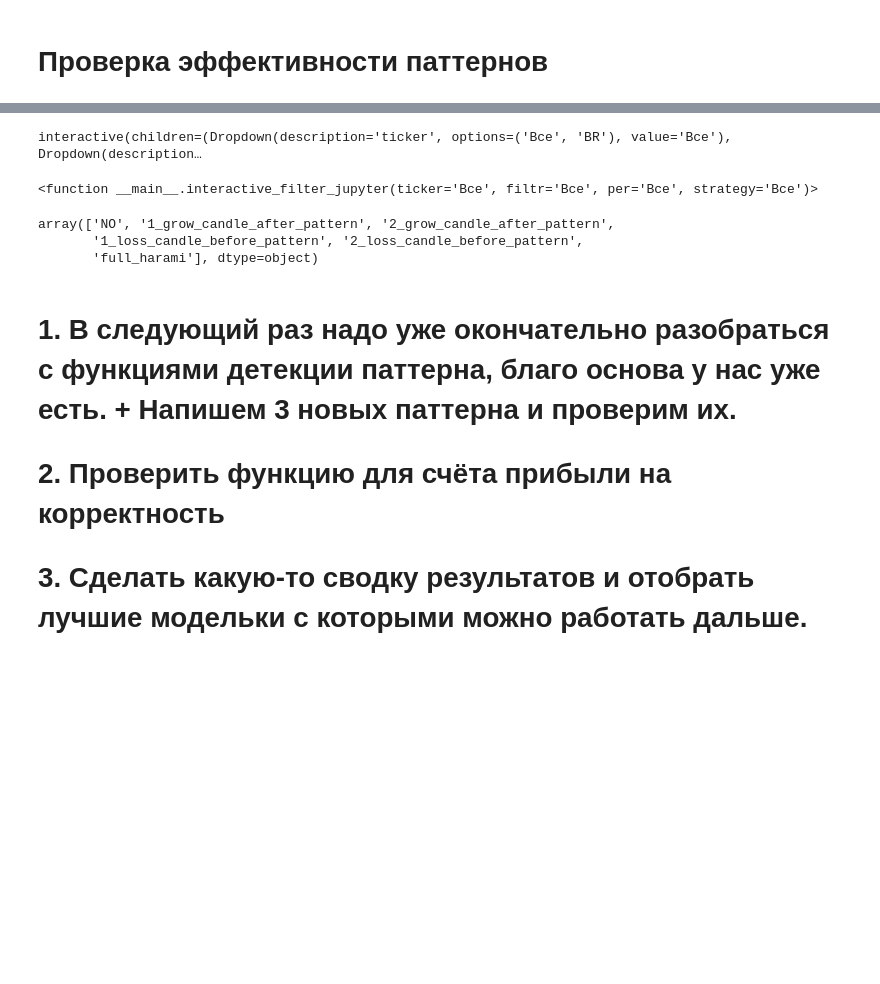
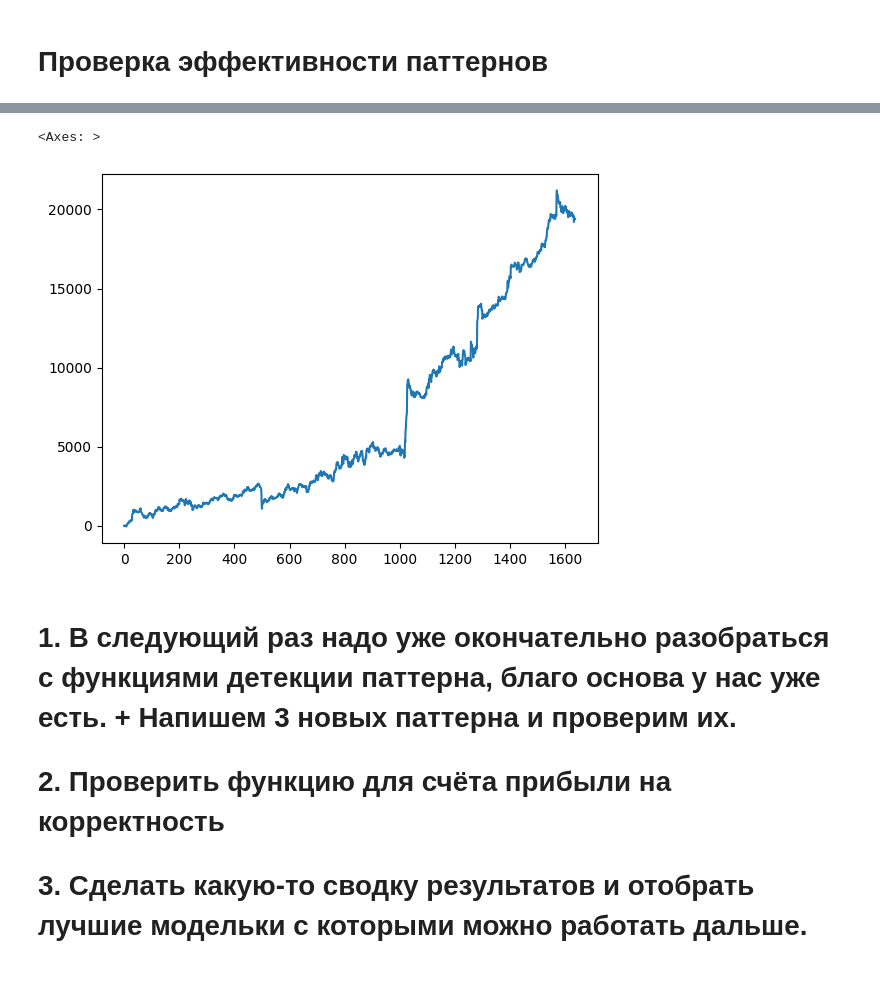
Before and after one commit to AlexKosuhin/AlgoTrading, a Jupyter notebook: Свечные паттерны/1.Обработка и детекция свечных паттернов.ipynb, the cells around one changed output, grey strips where cells are left out. Drawn from its saved outputs; the diff is of its cells as text; code cells hidden in the pictures; blank space fills up the shorter version.

```diff
--- a/Свечные паттерны/1.Обработка и детекция свечных паттернов.ipynb
+++ b/Свечные паттерны/1.Обработка и детекция свечных паттернов.ipynb
@@ -983,0 +923,5 @@ combined_df.sort_values('profit_factor', ascending=False)
+# %%
+combined_df['profit_factor_rank'] = combined_df['profit_factor'].rank() # Больше лучше
+combined_df['max_drawdown_rank'] = combined_df['max_drawdown'].rank(ascending=False) # Меньше лучше
+combined_df['best_model'] = combined_df['profit_factor_rank'] + combined_df['max_drawdown_rank']
+combined_df.sort_values('best_model', ascending=False)
@@ -983,0 +942,3 @@ combined_df.sort_values('profit_factor', ascending=False)
+# %%
+combined_data = combined_df[combined_df['count_of_trade'] >= 500]
+combined_data.sort_values('best_model', ascending=False)
@@ -983,0 +959,6 @@ combined_df.sort_values('profit_factor', ascending=False)
+# %%
+import seaborn as sns
+sns.lineplot(combined_data.loc[1400, 'cumsum'])
+# %% [output]
+<Axes: >
+[figure, added]
@@ -984,36 +967,27 @@ combined_df.sort_values('profit_factor', ascending=False)
 # %%
-from ipywidgets import interact, Dropdown
+# from ipywidgets import interact, Dropdown
 
-def interactive_filter_jupyter(ticker='Все', filtr='Все', per='Все', strategy='Все'):
-    filtered_df = combined_df.copy()
+# def interactive_filter_jupyter(ticker='Все', filtr='Все', per='Все', strategy='Все'):
+#     filtered_df = combined_df.copy()
 
-    if ticker != 'Все':
-        filtered_df = filtered_df[filtered_df['ticker'] == ticker]
-    if filtr != 'Все':
-        filtered_df = filtered_df[filtered_df['filtr'] == filtr]
-    if per != 'Все':
-        filtered_df = filtered_df[filtered_df['per'] == per]
-    if strategy != 'Все':
-        filtered_df = filtered_df[filtered_df['strategy'] == strategy]
+#     if ticker != 'Все':
+#         filtered_df = filtered_df[filtered_df['ticker'] == ticker]
+#     if filtr != 'Все':
+#         filtered_df = filtered_df[filtered_df['filtr'] == filtr]
+#     if per != 'Все':
+#         filtered_df = filtered_df[filtered_df['per'] == per]
+#     if strategy != 'Все':
+#         filtered_df = filtered_df[filtered_df['strategy'] == strategy]
 
-    display(filtered_df)
+#     display(filtered_df)
 
-interact(
-    interactive_filter_jupyter,
-    ticker=['Все'] + list(combined_df['ticker'].unique()),
-    filtr=['Все'] + list(combined_df['filtr'].unique()),
-    per=['Все'] + list(combined_df['per'].unique()),
-    strategy=['Все'] + list(combined_df['strategy'].unique())
-)
+# interact(
+#     interactive_filter_jupyter,
+#     ticker=['Все'] + list(combined_df['ticker'].unique()),
+#     filtr=['Все'] + list(combined_df['filtr'].unique()),
+#     per=['Все'] + list(combined_df['per'].unique()),
+#     strategy=['Все'] + list(combined_df['strategy'].unique())
+# )
-# %% [output]
-interactive(children=(Dropdown(description='ticker', options=('Все', 'BR'), value='Все'), Dropdown(description…
-<function __main__.interactive_filter_jupyter(ticker='Все', filtr='Все', per='Все', strategy='Все')>
-# %%
-combined_df[combined_df['strategy'] == 'bullish_harami_pattern']['filtr'].unique()
-# %% [output]
-array(['NO', '1_grow_candle_after_pattern', '2_grow_candle_after_pattern',
-       '1_loss_candle_before_pattern', '2_loss_candle_before_pattern',
-       'full_harami'], dtype=object)
 # %% [markdown]
 # 1. В следующий раз надо уже окончательно разобраться с функциями детекции паттерна, благо основа у нас уже есть. + Напишем 3 новых паттерна и проверим их.
 # 2. Проверить функцию для счёта прибыли на корректность
```
Also changed, not shown: parts of 13 cells of this notebook.
